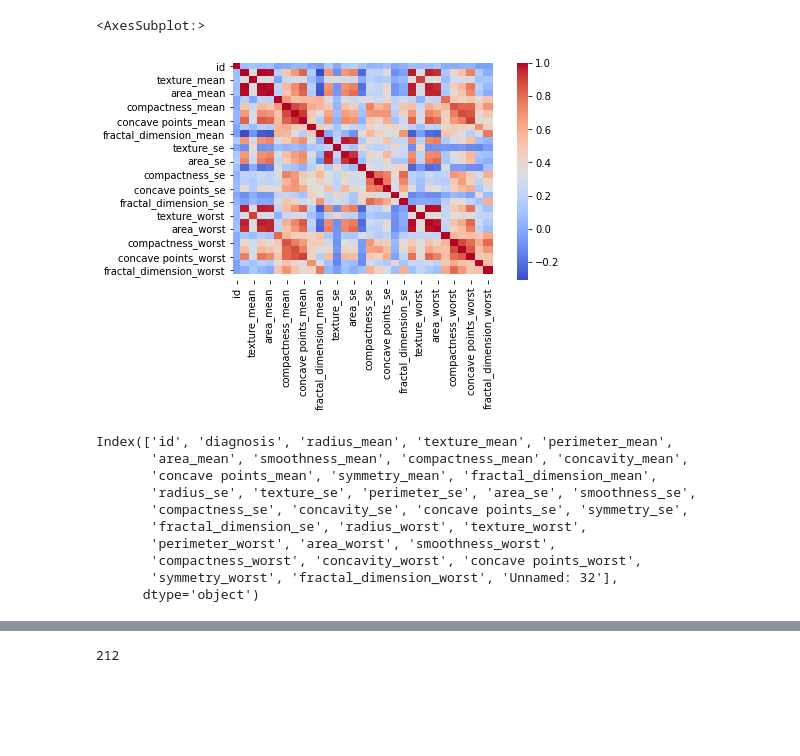
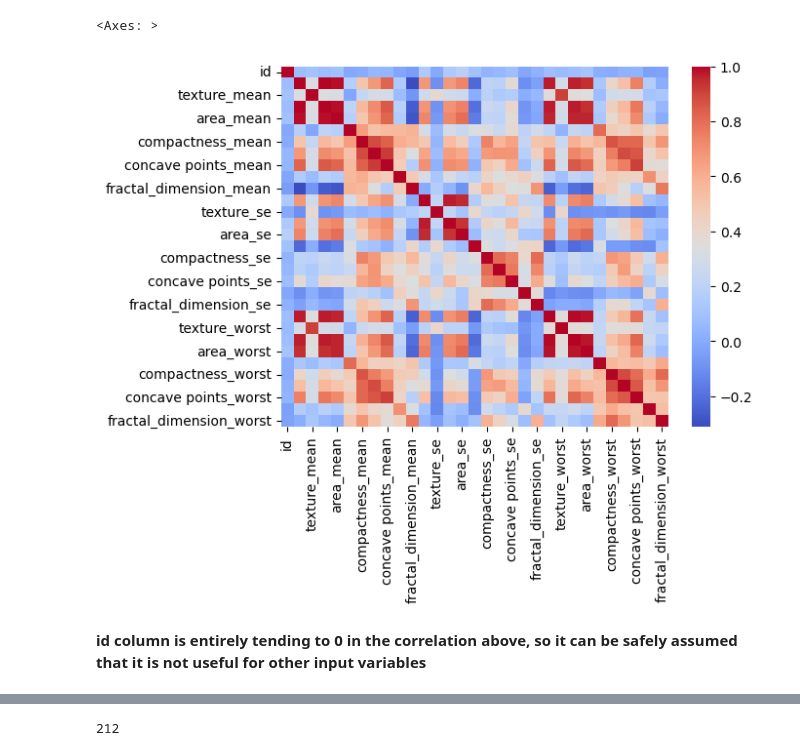
Before and after one commit to Aadya-Garg/Malignancy-Classification, a Jupyter notebook: Breast Cancer Analysis.ipynb, the cells around one changed output, grey strips where cells are left out. Saved outputs shown, nothing was run; the diff lists cells and outputs as text; code cells hidden in the pictures; blank space fills up the shorter version.

```diff
--- a/Breast Cancer Analysis.ipynb
+++ b/Breast Cancer Analysis.ipynb
@@ -52,0 +8,6 @@ data.describe
+# %%
+file_path = '/Users/aadya/Downloads/New Folder With Items 2/New Folder With Items/uwaterloo/Projects/Breast Cancer Classification/data.csv'
+data = pd.read_csv(file_path, header=0)
+print(data.head())
+print("\n----------\nColums: \n")
+print(data.columns)
@@ -53,4 +84,16 @@ data.describe
 # %%
-cor = data.corr()
-cor
+#removing unnecessary columns
+removed = data.columns.get_loc('Unnamed: 32')
+selected_data = data.iloc[:, :removed]
+
+
+
+sdata_duplicates = selected_data.duplicated().sum()
+sdata_null = selected_data.isnull().sum().sum()
+
+print("Total duplicated values: ", sdata_duplicates)
+print("Total missing values: ", sdata_null)
+print(f"\n----------\nColums: {selected_data.columns}\n")
+print("----------")
+selected_data.head()
 # %% [output]
@@ -75,19 +123,14 @@ cor
 # %%
-sns.heatmap(cor, cmap = 'coolwarm')
+#understanding correlation of the numeric values
+columns_corr = []
+for i in range(len(selected_data.dtypes)):
+    if selected_data.dtypes.iloc[i] != object:
+        columns_corr.append(selected_data.columns[i])
+numeric_data = selected_data.loc[:,columns_corr]
+sns.heatmap(numeric_data.corr(), cmap = 'coolwarm')
 # %% [output]
-<AxesSubplot:>
+<Axes: >
-[figure, old version]
+[figure, new version]
-# %%
-data.columns
-# %% [output]
-Index(['id', 'diagnosis', 'radius_mean', 'texture_mean', 'perimeter_mean',
-       'area_mean', 'smoothness_mean', 'compactness_mean', 'concavity_mean',
-       'concave points_mean', 'symmetry_mean', 'fractal_dimension_mean',
-       'radius_se', 'texture_se', 'perimeter_se', 'area_se', 'smoothness_se',
-       'compactness_se', 'concavity_se', 'concave points_se', 'symmetry_se',
-       'fractal_dimension_se', 'radius_worst', 'texture_worst',
-       'perimeter_worst', 'area_worst', 'smoothness_worst',
-       'compactness_worst', 'concavity_worst', 'concave points_worst',
-       'symmetry_worst', 'fractal_dimension_worst', 'Unnamed: 32'],
-      dtype='object')
+# %% [markdown]
+**id column is entirely tending to 0 in the correlation above, so it can be safely assumed that it is not useful for other input variables**
 # %%
```
Also changed, not shown: parts of 89 cells of this notebook.
